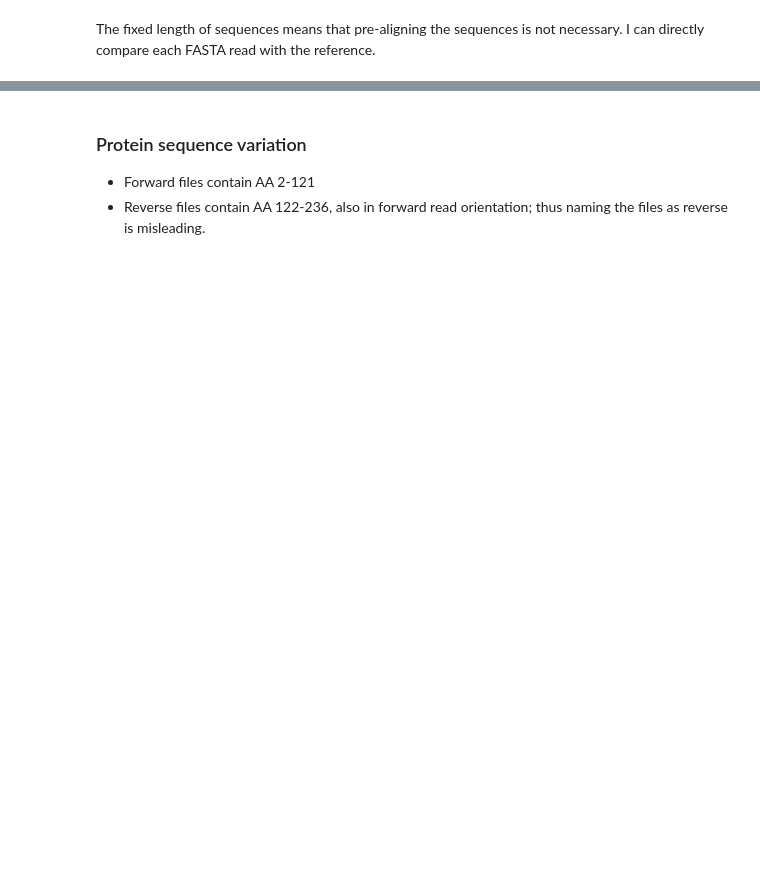
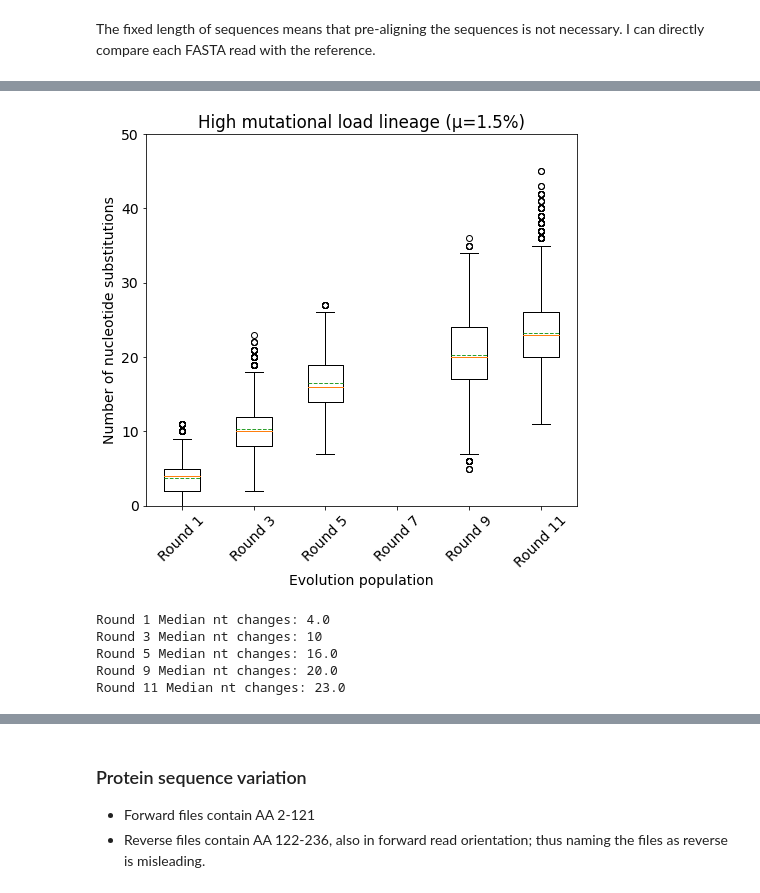
Before and after one commit to MayaPetek/InDelScanner, a Jupyter notebook: indels/TEV_composition_stats.ipynb, the cells around one changed output, grey strips where cells are left out. Saved outputs shown, nothing was run; the diff lists cells and outputs as text; code cells hidden in the pictures; blank space fills up the shorter version.

```diff
--- a/indels/TEV_composition_stats.ipynb
+++ b/indels/TEV_composition_stats.ipynb
@@ -160,0 +334,46 @@ pd.DataFrame.from_dict(df)
+# %%
+round_order = ['Round 1', 'Round 3', 'Round 5', 'Round 7', 'Round 9', 'Round 11']
+
+full_length_dna = {k : [] for k in label_order}
+
+# let's start with high
+f_order = file_order_high
+# I can use the fact that the files are ordered in pairs for the boxplots
+for i in range(len(label_order)):
+    round_name = round_order[i]
+    fw_name = f_order[2*i]
+    rv_name = f_order[2*i+1]
+    for variant_fw in dna_variant_counts[fw_name]:
+        for variant_rv in dna_variant_counts[rv_name]:
+            full_length_dna[round_name].append(variant_fw + variant_rv)
+
+plt.rcParams["figure.figsize"] = [7,7]
+plt.rcParams["figure.autolayout"] = True
+
+fig, ax = plt.subplots()
+
+ax.boxplot(full_length_dna.values(), showmeans=True, meanline=True)
+ax.set_xticklabels(round_order)
+ax.set_ylim([0, 50])
+
+ax.tick_params(axis='x', labelrotation=45)
+ax.set_xlabel('Evolution population')
+ax.set_ylabel('Number of nucleotide substitutions')
+ax.set_title('High mutational load lineage (μ=1.5%)')
+
+plt.show()
+# %% [output]
+[figure, added]
+# %%
+for k, v in full_length_dna.items():
+    try:
+        m = statistics.median(v)
+    except :
+        continue
+    print(k, "Median nt changes:", m)
+# %% [output]
+Round 1 Median nt changes: 4.0
+Round 3 Median nt changes: 10
+Round 5 Median nt changes: 16.0
+Round 9 Median nt changes: 20.0
+Round 11 Median nt changes: 23.0
```
Also changed, not shown: parts of 40 cells of this notebook.
